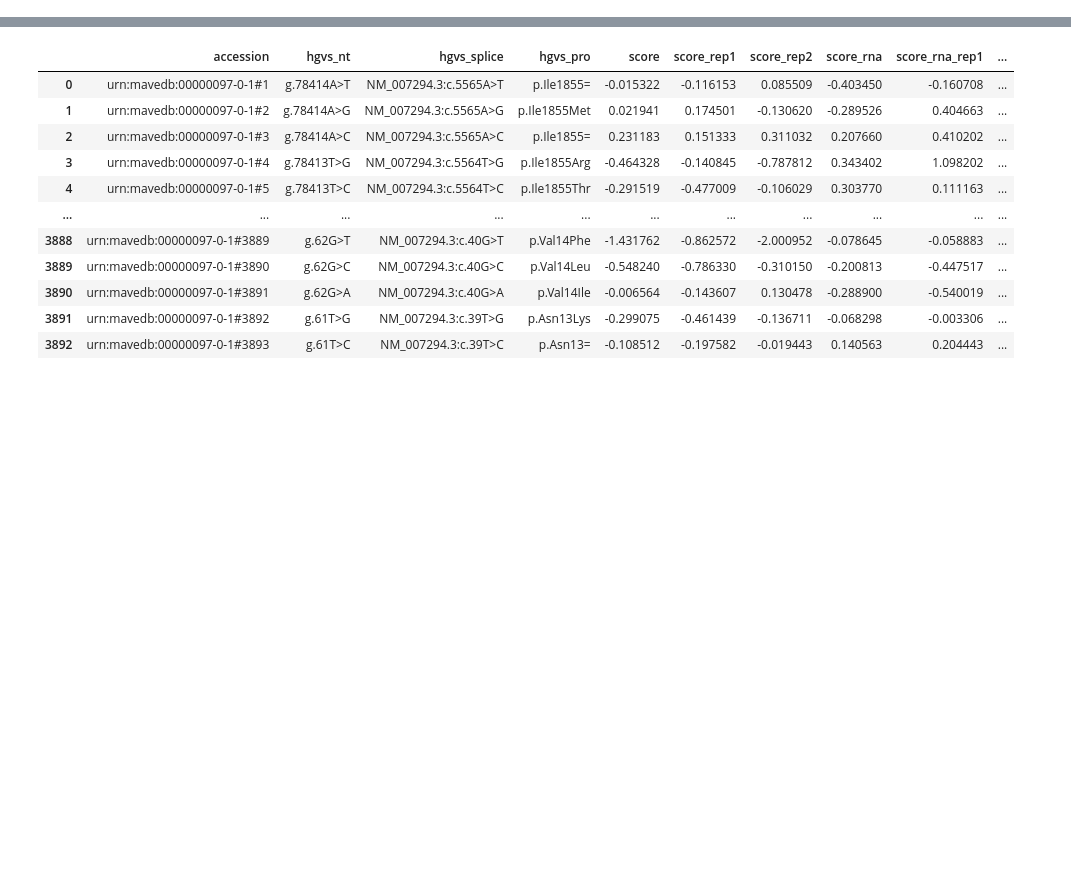
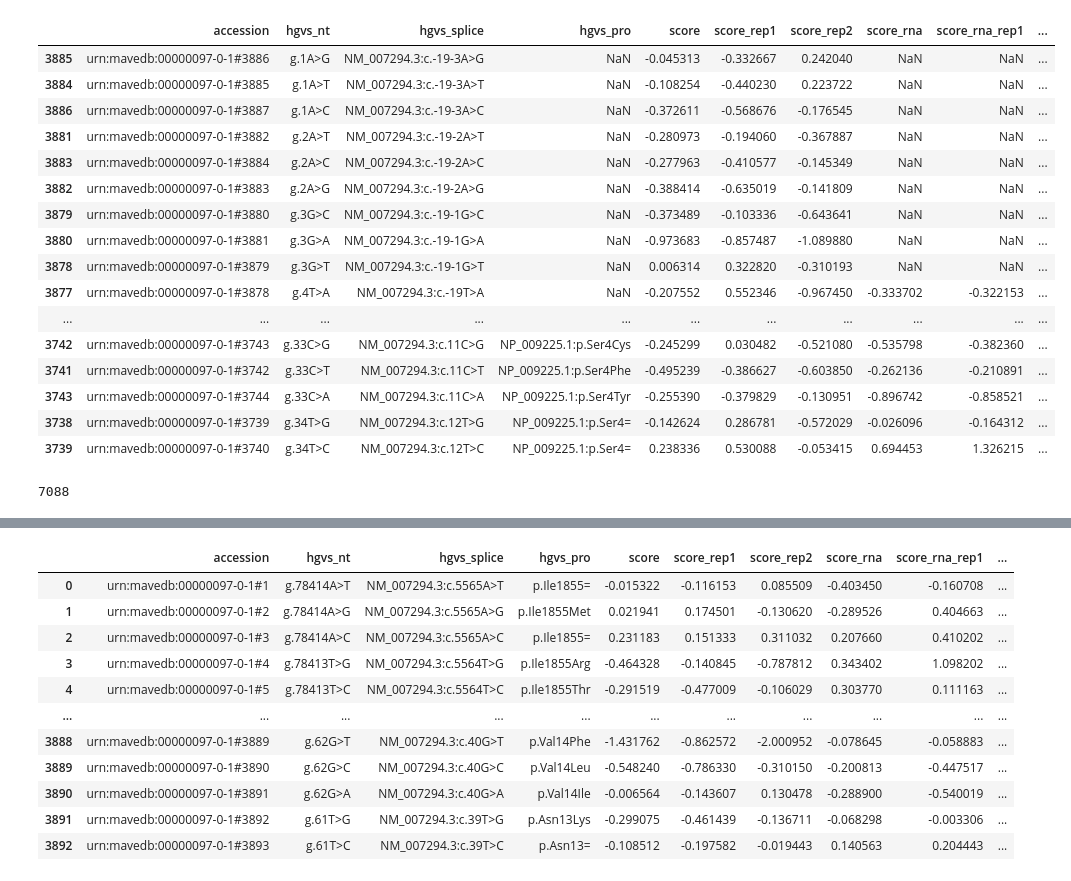
Before and after one commit to Dzeiberg/mave_calibration, a Jupyter notebook: data_processing/scoreset_nbs/Findlay_BRCA1_SGE.ipynb, the cells around one changed output, grey strips where cells are left out. Saved outputs shown, nothing was run; the diff lists cells and outputs as text; code cells hidden in the pictures; blank space fills up the shorter version.

Commit message:
data processing

```diff
--- a/data_processing/scoreset_nbs/Findlay_BRCA1_SGE.ipynb
+++ b/data_processing/scoreset_nbs/Findlay_BRCA1_SGE.ipynb
@@ -1,6 +1,8 @@
 # %%
 from pathlib import Path
 import pandas as pd
+pd.set_option('display.max_columns', 500)
+pd.set_option('display.max_rows', 100)
 import json
 # %%
 dataset_path = Path("/mnt/i/bio/mave_curation/Findlay_BRCA1_SGE/")
@@ -25,3 +11,27 @@ data
+# %%
+data.iloc[data.hgvs_nt.str.slice(2,-3).astype(int).argsort()][:100]
+# %% [output]
+|  | accession | hgvs_nt | hgvs_splice | hgvs_pro | score | score_rep1 | score_rep2 | score_rna | score_rna_rep1 | ... |
+| 3885 | urn:mavedb:00000097-0-1#3886 | g.1A>G | NM_007294.3:c.-19-3A>G | NaN | -0.045313 | -0.332667 | 0.242040 | NaN | NaN | ... |
+| 3884 | urn:mavedb:00000097-0-1#3885 | g.1A>T | NM_007294.3:c.-19-3A>T | NaN | -0.108254 | -0.440230 | 0.223722 | NaN | NaN | ... |
+| 3886 | urn:mavedb:00000097-0-1#3887 | g.1A>C | NM_007294.3:c.-19-3A>C | NaN | -0.372611 | -0.568676 | -0.176545 | NaN | NaN | ... |
+| 3881 | urn:mavedb:00000097-0-1#3882 | g.2A>T | NM_007294.3:c.-19-2A>T | NaN | -0.280973 | -0.194060 | -0.367887 | NaN | NaN | ... |
+| 3883 | urn:mavedb:00000097-0-1#3884 | g.2A>C | NM_007294.3:c.-19-2A>C | NaN | -0.277963 | -0.410577 | -0.145349 | NaN | NaN | ... |
+| 3882 | urn:mavedb:00000097-0-1#3883 | g.2A>G | NM_007294.3:c.-19-2A>G | NaN | -0.388414 | -0.635019 | -0.141809 | NaN | NaN | ... |
+| 3879 | urn:mavedb:00000097-0-1#3880 | g.3G>C | NM_007294.3:c.-19-1G>C | NaN | -0.373489 | -0.103336 | -0.643641 | NaN | NaN | ... |
+| 3880 | urn:mavedb:00000097-0-1#3881 | g.3G>A | NM_007294.3:c.-19-1G>A | NaN | -0.973683 | -0.857487 | -1.089880 | NaN | NaN | ... |
+| 3878 | urn:mavedb:00000097-0-1#3879 | g.3G>T | NM_007294.3:c.-19-1G>T | NaN | 0.006314 | 0.322820 | -0.310193 | NaN | NaN | ... |
+| 3877 | urn:mavedb:00000097-0-1#3878 | g.4T>A | NM_007294.3:c.-19T>A | NaN | -0.207552 | 0.552346 | -0.967450 | -0.333702 | -0.322153 | ... |
+| ... | ... | ... | ... | ... | ... | ... | ... | ... | ... | ... |
+| 3742 | urn:mavedb:00000097-0-1#3743 | g.33C>G | NM_007294.3:c.11C>G | NP_009225.1:p.Ser4Cys | -0.245299 | 0.030482 | -0.521080 | -0.535798 | -0.382360 | ... |
+| 3741 | urn:mavedb:00000097-0-1#3742 | g.33C>T | NM_007294.3:c.11C>T | NP_009225.1:p.Ser4Phe | -0.495239 | -0.386627 | -0.603850 | -0.262136 | -0.210891 | ... |
+| 3743 | urn:mavedb:00000097-0-1#3744 | g.33C>A | NM_007294.3:c.11C>A | NP_009225.1:p.Ser4Tyr | -0.255390 | -0.379829 | -0.130951 | -0.896742 | -0.858521 | ... |
+| 3738 | urn:mavedb:00000097-0-1#3739 | g.34T>G | NM_007294.3:c.12T>G | NP_009225.1:p.Ser4= | -0.142624 | 0.286781 | -0.572029 | -0.026096 | -0.164312 | ... |
+| 3739 | urn:mavedb:00000097-0-1#3740 | g.34T>C | NM_007294.3:c.12T>C | NP_009225.1:p.Ser4= | 0.238336 | 0.530088 | -0.053415 | 0.694453 | 1.326215 | ... |
+# %%
+len(mrna)
+# %% [output]
+7088
 # %%
 data = data[~data.hgvs_pro.isna()]
 # %%
```
Also changed, not shown: parts of 8 cells of this notebook, 18 other files.
